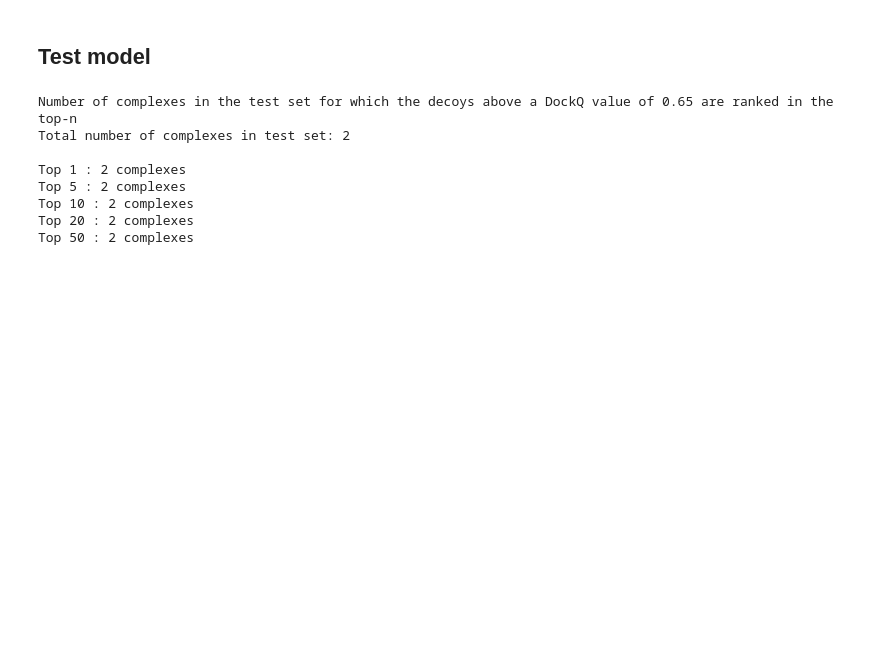
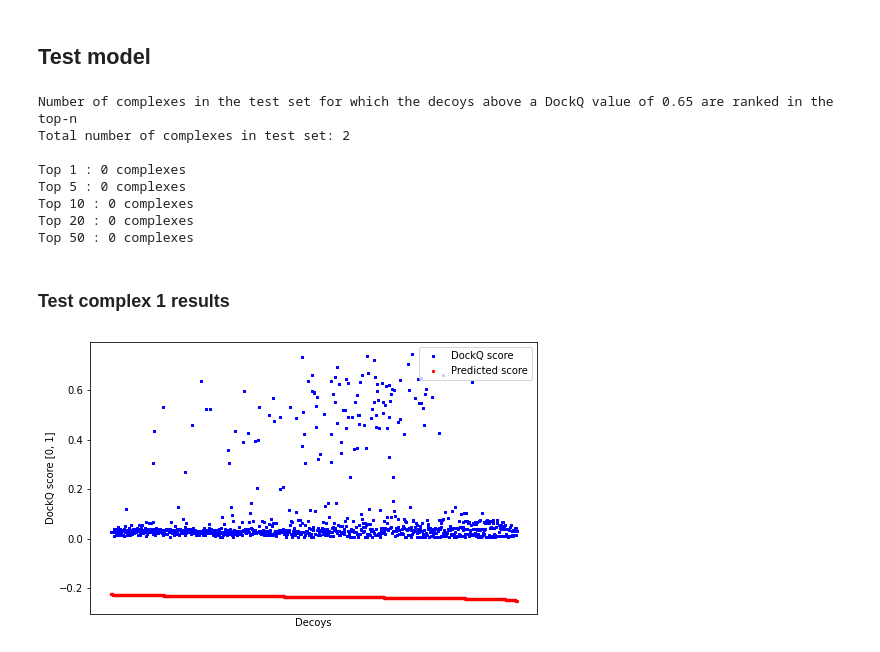
Before and after one commit to withai/Demo-Ranking-protein-protein-interfaces-using-GNN, a Jupyter notebook: Ranking protein-protein interfaces using Graph Convolution.ipynb, the cells around one changed output. Cells and saved outputs as stored; diff of their text form; code cells hidden in the pictures; blank space fills up the shorter version.

```diff
--- a/Ranking protein-protein interfaces using Graph Convolution.ipynb
+++ b/Ranking protein-protein interfaces using Graph Convolution.ipynb
@@ -518,9 +520,7 @@ lines = loss_df.plot.line(x="Epoch", y="Train loss")
 dockq_threshold = 0.65
 top_ns = [1, 5, 10, 20, 50]
 
-top_n_results = test(model, device, test_generator, dockq_threshold, top_ns)
-
-
+top_n_results, scores_dockq = test(model, device, test_generator, dockq_threshold, top_ns)
 
 print("Number of complexes in the test set for which the decoys above a DockQ value of " + str(dockq_threshold) +
       " are ranked in the top-n")
@@ -531,8 +531,14 @@ for i in range(len(top_ns)):
 Number of complexes in the test set for which the decoys above a DockQ value of 0.65 are ranked in the top-n
 Total number of complexes in test set: 2
 
-Top 1 : 2 complexes
-Top 5 : 2 complexes
-Top 10 : 2 complexes
-Top 20 : 2 complexes
-Top 50 : 2 complexes
+Top 1 : 0 complexes
+Top 5 : 0 complexes
+Top 10 : 0 complexes
+Top 20 : 0 complexes
+Top 50 : 0 complexes
+# %% [markdown]
+### Test complex 1 results
+# %%
+show_results("1b6c", scores_dockq)
+# %% [output]
+[figure, added]
```
Also changed, not shown: parts of 11 cells of this notebook, 2 other files.
